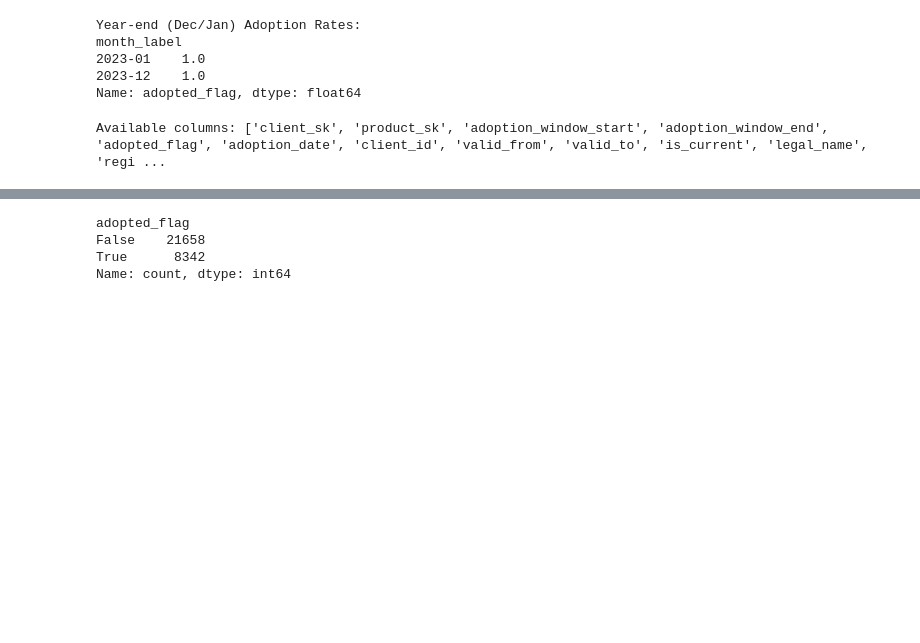
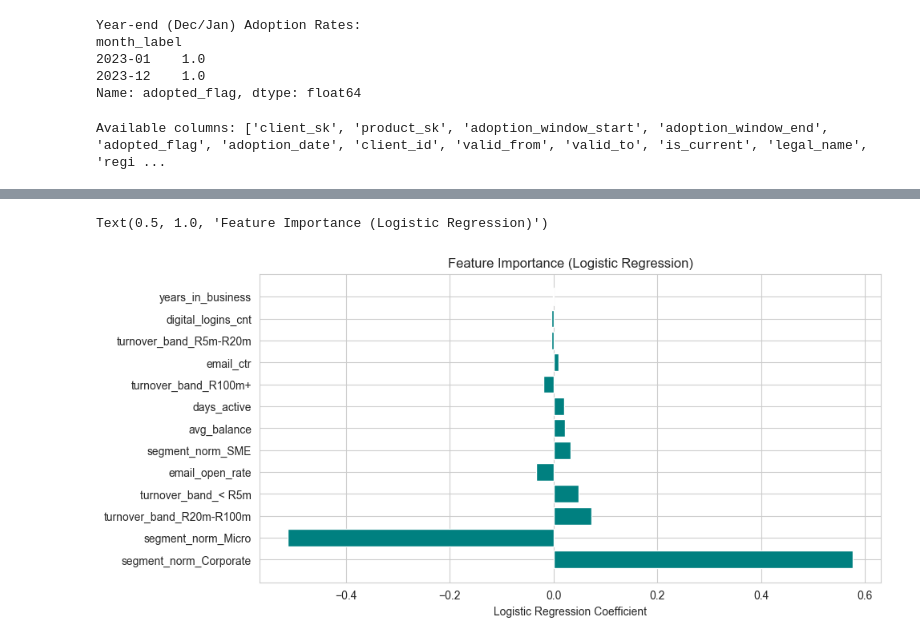
Before and after one commit to thembani47/UbuntuBankSA, a Jupyter notebook: Notebook/crosstableanalysistest.ipynb, the cells around one changed output, grey strips where cells are left out. Drawn from its saved outputs; the diff is of its cells as text; code cells hidden in the pictures; blank space fills up the shorter version.

```diff
--- a/Notebook/crosstableanalysistest.ipynb
+++ b/Notebook/crosstableanalysistest.ipynb
@@ -1184,9 +1184,23 @@ plt.legend(loc="lower right")
 <matplotlib.legend.Legend at 0x...>
 [figure]
-# %%
-y.value_counts()
-# %% [output]
-adopted_flag
-False    21658
-True      8342
-Name: count, dtype: int64
+# %%
+import numpy as np
+import matplotlib.pyplot as plt
+
+# Get feature names after preprocessing
+cat_features = clf.named_steps["prep"].named_transformers_["cat"].get_feature_names_out(categorical)
+all_features = np.concatenate([cat_features, numeric])
+
+# Get coefficients from logistic regression
+coefs = clf.named_steps["logreg"].coef_[0]
+
+# Plot feature importance (absolute value of coefficients)
+plt.figure(figsize=(10, 5))
+sorted_idx = np.argsort(np.abs(coefs))[::-1]
+plt.barh(range(len(all_features)), coefs[sorted_idx], color="teal")
+plt.yticks(range(len(all_features)), all_features[sorted_idx])
+plt.xlabel("Logistic Regression Coefficient")
+plt.title("Feature Importance (Logistic Regression)")
+# %% [output]
+Text(0.5, 1.0, 'Feature Importance (Logistic Regression)')
+[figure, added]
```
Also changed, not shown: parts of 3 cells of this notebook.
